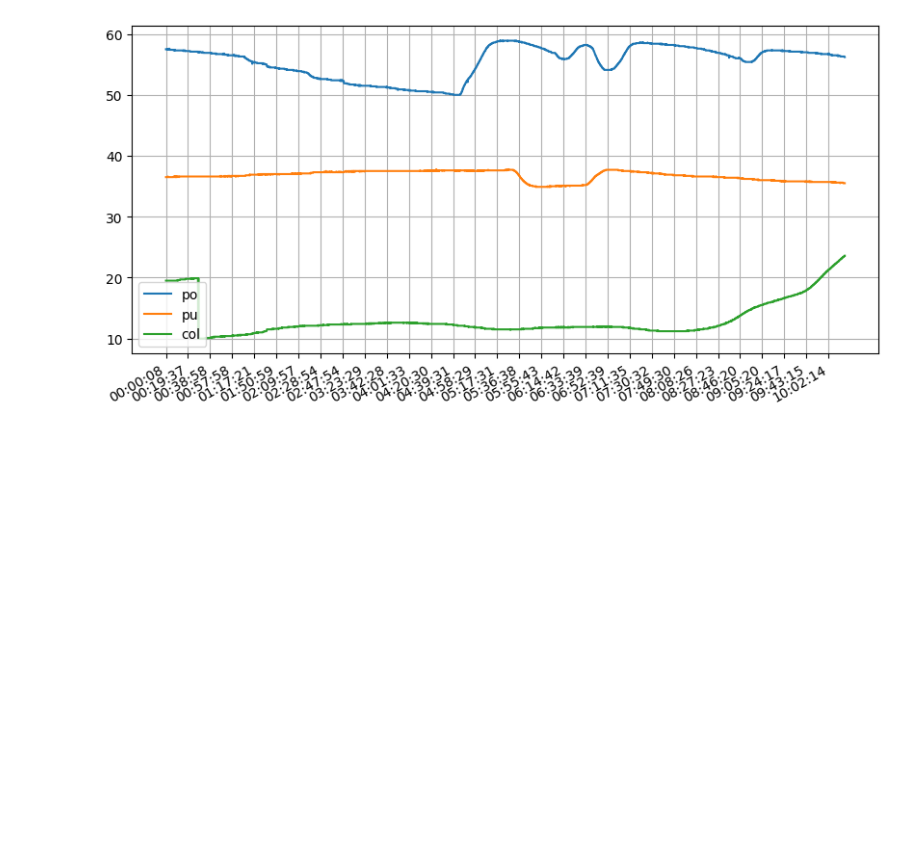
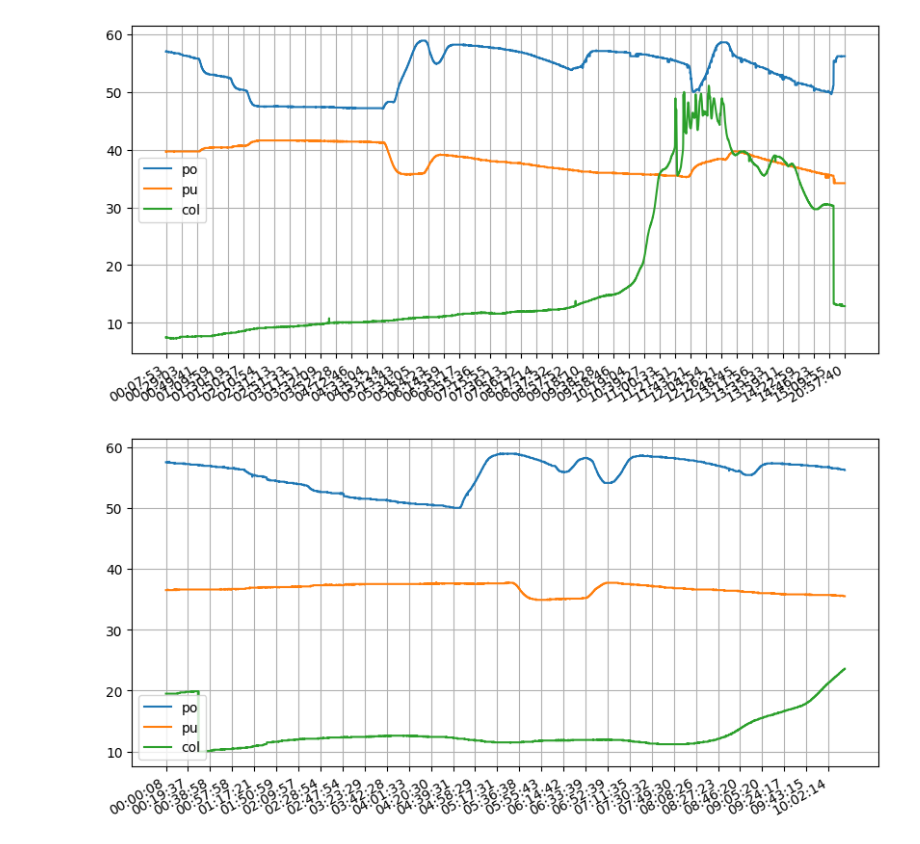
Before and after one commit to k-hkrachenfels/ocr-stuff, a Jupyter notebook: chart.ipynb, the cells around one changed output. Saved outputs shown, nothing was run; the diff lists cells and outputs as text; code cells hidden in the pictures; blank space fills up the shorter version.

```diff
--- a/chart.ipynb
+++ b/chart.ipynb
@@ -29,6 +46,17 @@ t = df['t'].to_numpy()
 from matplotlib import pyplot as pl
 pl.rcParams["figure.figsize"] = (10,5)
 x = range(len(puffer_oben))
+# %%
+pl.plot(t,puffer_oben,label="po")
+pl.plot(t,puffer_unten,label="pu")
+pl.plot(t,kollektor,label="col")
+pl.xticks(np.arange(min(x), max(x)+1, 100))
+pl.gcf().autofmt_xdate()
+pl.grid()
+pl.legend()
+pl.show()
+# %% [output]
+[figure, added]
 # %%
 pl.plot(t,puffer_oben,label="po")
 pl.plot(t,puffer_unten,label="pu")
```
Also changed, not shown: parts of 4 cells of this notebook, 13 other files.
